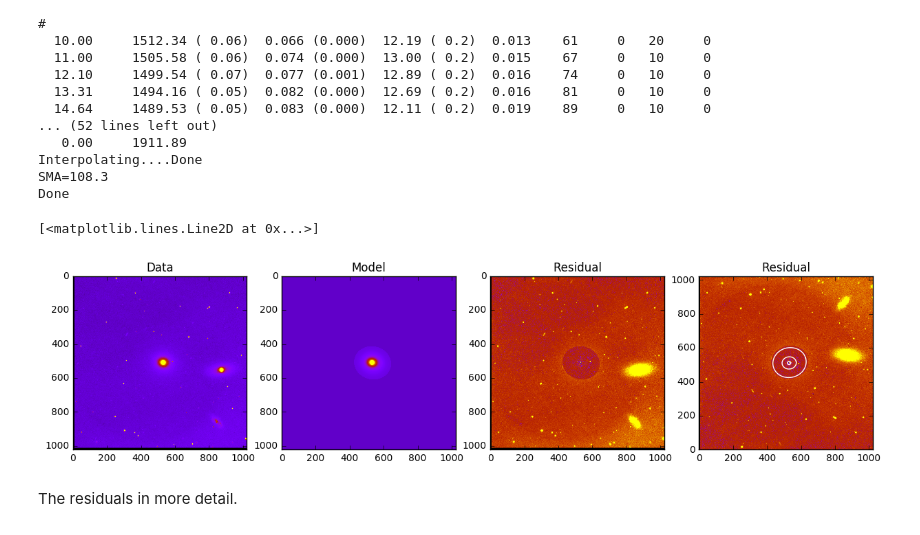
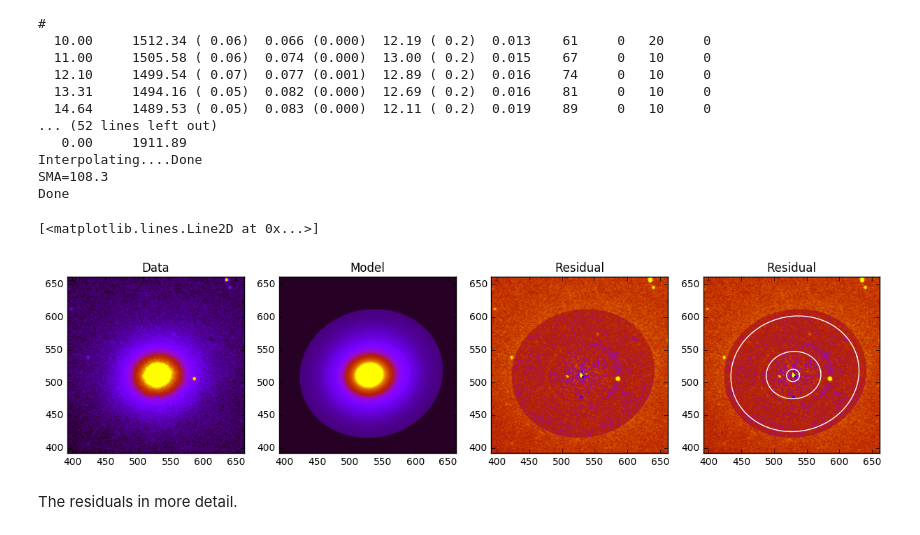
Before and after one commit to ibusko/isophote, a Jupyter notebook: docs/notebooks/example_model.ipynb, the cells around one changed output. Drawn from its saved outputs; the diff is of its cells as text; code cells hidden in the pictures.

```diff
--- a/docs/notebooks/example_model.ipynb
+++ b/docs/notebooks/example_model.ipynb
@@ -128,30 +128,39 @@ SMA=108.3
 Done
 # %%
 fig, (ax1, ax2, ax3, ax4) = plt.subplots(1, 4, figsize=(15, 10))
-ax1.imshow(data, cmap=cm.gnuplot, vmin=1460., vmax=1490.)
+limits = [512-120,512+150]
+ax1.imshow(data, cmap=cm.gnuplot, vmin=1464., vmax=1480.)
+ax1.set_xlim(limits)
+ax1.set_ylim(limits)
 ax1.set_title("Data")
-ax2.imshow(model, cmap=cm.gnuplot, vmin=1460., vmax=1490.)
+ax2.imshow(model, cmap=cm.gnuplot, vmin=1464., vmax=1480.)
+ax2.set_xlim(limits)
+ax2.set_ylim(limits)
 ax2.set_title("Model")
 ax3.imshow(residual, cmap=cm.gnuplot, vmin=-3, vmax=3)
+ax3.set_xlim(limits)
+ax3.set_ylim(limits)
 ax3.set_title("Residual")
 ax4.imshow(residual, cmap=cm.gnuplot, vmin=-3, vmax=3)
+ax4.set_xlim(limits)
+ax4.set_ylim(limits)
 ax4.set_title("Residual")
 
 # overplot a few isophotes on the residual map
 iso1 = isolist.get_closest(10.)
 iso2 = isolist.get_closest(40.)
 iso3 = isolist.get_closest(100.)
 
-plt.axis([0,1023,0,1023])
+plt.axis([512-120,512+150,512-120,512+150])
 x, y, = iso1.sampled_coordinates()
 plt.plot(x, y, color='white')
 x, y, = iso2.sampled_coordinates()
 plt.plot(x, y, color='white')
 x, y, = iso3.sampled_coordinates()
 plt.plot(x, y, color='white')
 # %% [output]
 [<matplotlib.lines.Line2D at 0x...>]
-[figure, old version]
+[figure, new version]
 # %% [markdown]
 The residuals in more detail.
 # %%
```
Also changed, not shown: parts of 2 cells of this notebook.
